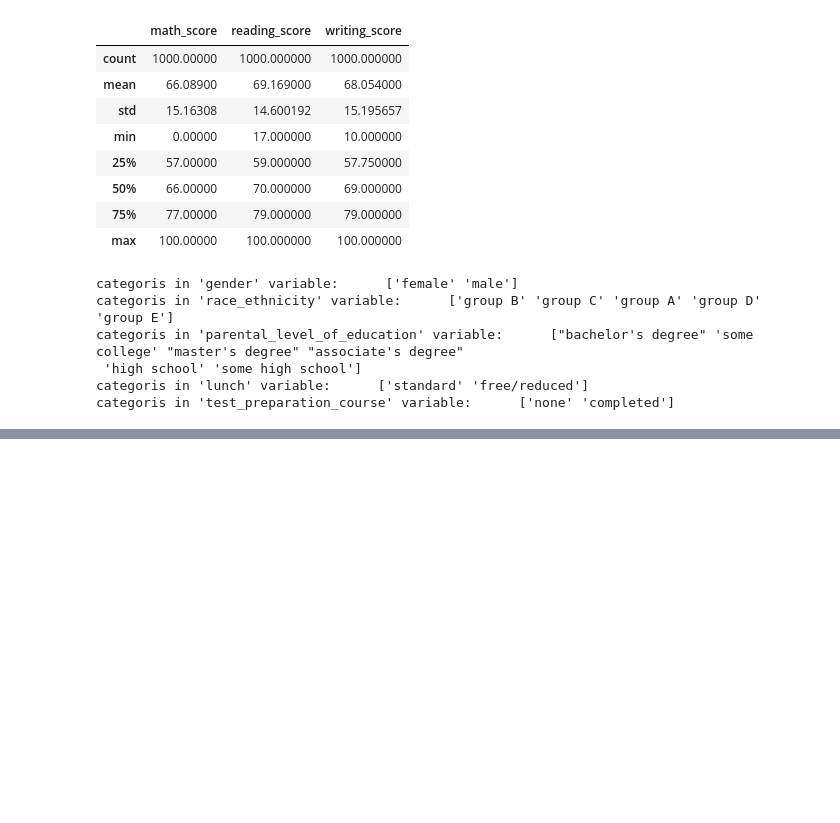
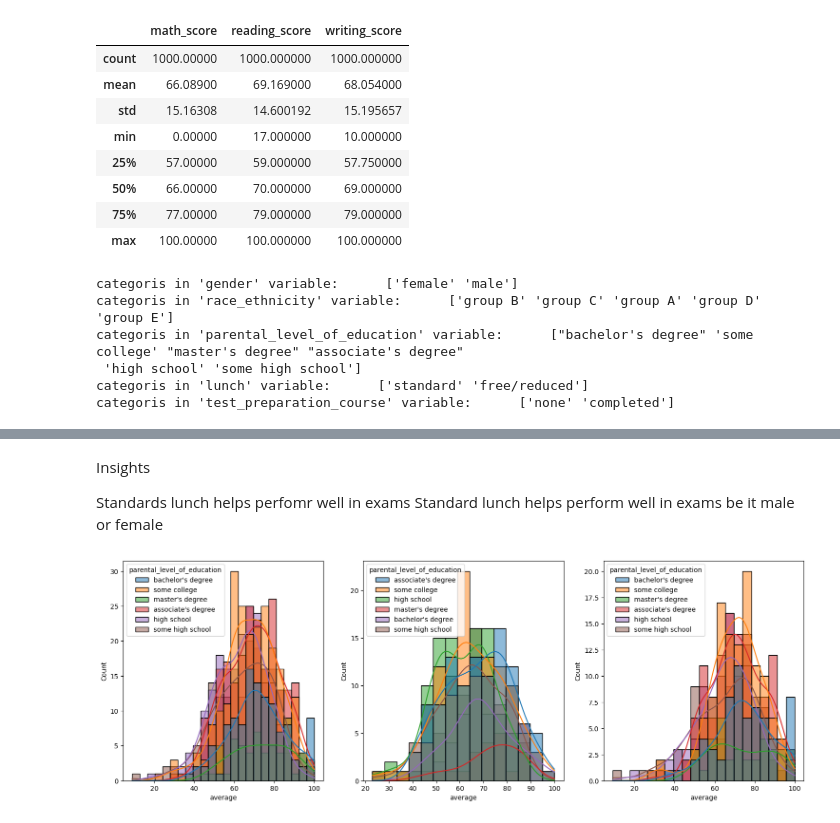
Before and after one commit to olcs/firstmlproject, a Jupyter notebook: notebook/EDA STUDENT.ipynb, the cells around one changed output, grey strips where cells are left out. Drawn from its saved outputs; the diff is of its cells as text; code cells hidden in the pictures; blank space fills up the shorter version.

```diff
--- a/notebook/EDA STUDENT.ipynb
+++ b/notebook/EDA STUDENT.ipynb
@@ -150,0 +227,16 @@ print('\nwe have {} categorical features : {}' .format(len(categorical_features)
+# %% [markdown]
+Insights
+
+Standards lunch helps perfomr well in exams
+Standard lunch helps perform well in exams be it male or female
+# %%
+plt.subplots(1,3,figsize=(25,6))
+plt.subplot(141)
+ax =sns.histplot(data=pd,x='average',kde=True,hue='parental_level_of_education')
+plt.subplot(142)
+ax =sns.histplot(data=pd[pd.gender=='male'],x='average',kde=True,hue='parental_level_of_education')
+plt.subplot(143)
+ax =sns.histplot(data=pd[pd.gender=='female'],x='average',kde=True,hue='parental_level_of_education')
+plt.show()
+# %% [output]
+[figure, added]
```
Also changed, not shown: parts of 28 cells of this notebook, 36 other files.
